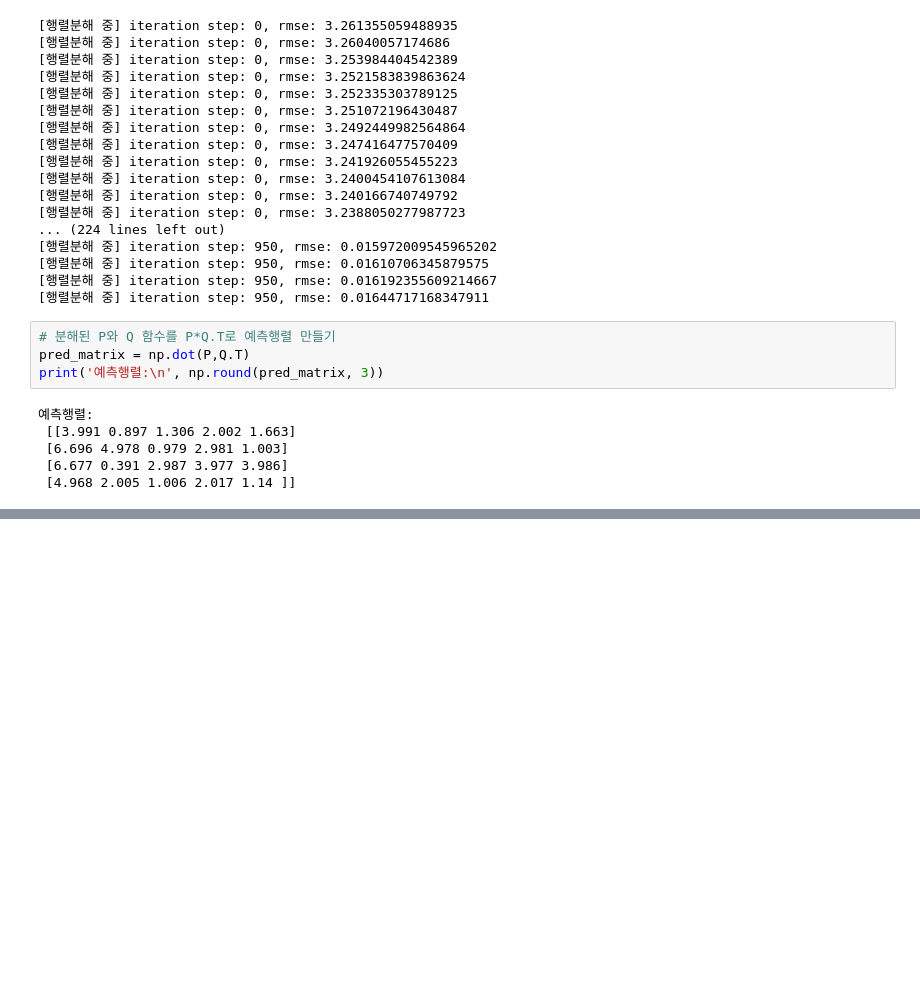
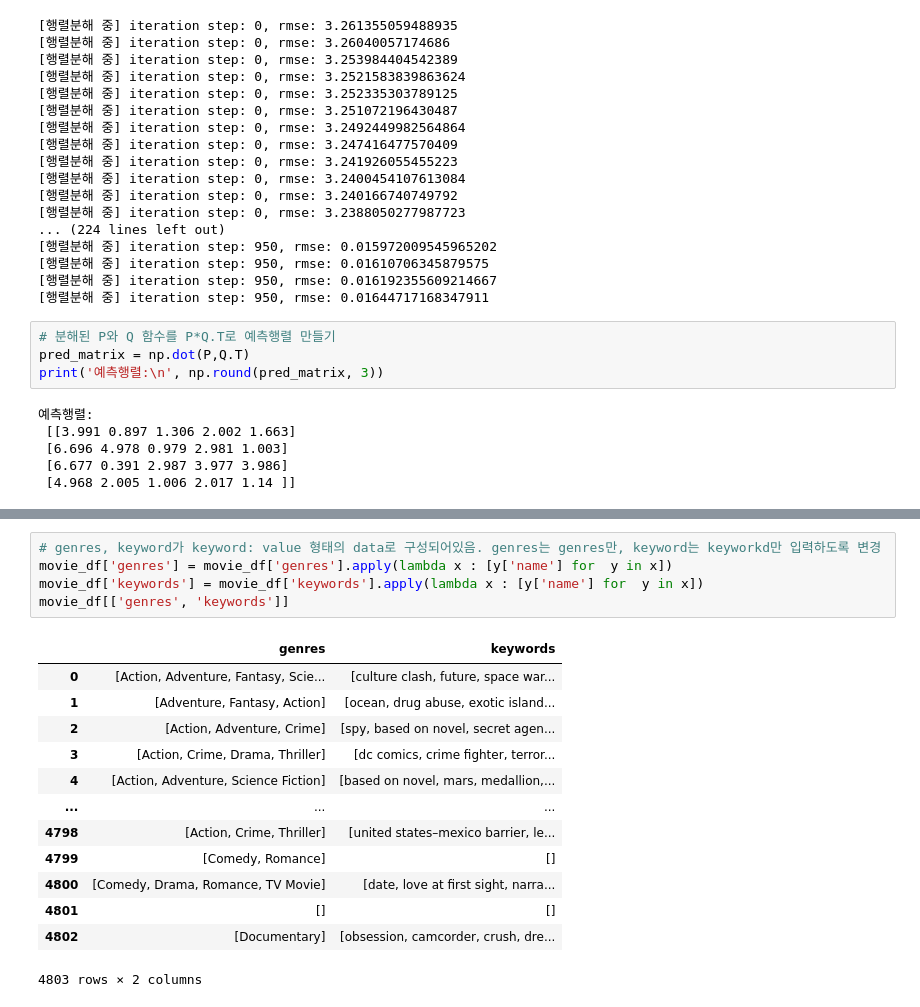
Before and after one commit to obilige/Study, a Jupyter notebook: Python/Scikit-learn/9. 추천시스템.ipynb, the cells around one changed output, grey strips where cells are left out. Drawn from its saved outputs; the diff is of its cells as text; blank space fills up the shorter version.

```diff
--- a/Python/Scikit-learn/9. 추천시스템.ipynb
+++ b/Python/Scikit-learn/9. 추천시스템.ipynb
@@ -108,0 +177,19 @@ print('예측행렬:\n', np.round(pred_matrix, 3))
+# %%
+# genres, keyword가 keyword: value 형태의 data로 구성되어있음. genres는 genres만, keyword는 keyworkd만 입력하도록 변경
+movie_df['genres'] = movie_df['genres'].apply(lambda x : [y['name'] for  y in x])
+movie_df['keywords'] = movie_df['keywords'].apply(lambda x : [y['name'] for  y in x])
+movie_df[['genres', 'keywords']]
+# %% [output]
+|  | genres | keywords |
+| 0 | [Action, Adventure, Fantasy, Scie... | [culture clash, future, space war... |
+| 1 | [Adventure, Fantasy, Action] | [ocean, drug abuse, exotic island... |
+| 2 | [Action, Adventure, Crime] | [spy, based on novel, secret agen... |
+| 3 | [Action, Crime, Drama, Thriller] | [dc comics, crime fighter, terror... |
+| 4 | [Action, Adventure, Science Fiction] | [based on novel, mars, medallion,... |
+| ... | ... | ... |
+| 4798 | [Action, Crime, Thriller] | [united states–mexico barrier, le... |
+| 4799 | [Comedy, Romance] | [] |
+| 4800 | [Comedy, Drama, Romance, TV Movie] | [date, love at first sight, narra... |
+| 4801 | [] | [] |
+| 4802 | [Documentary] | [obsession, camcorder, crush, dre... |
+4803 rows × 2 columns
```
Also changed, not shown: parts of 15 cells of this notebook.
